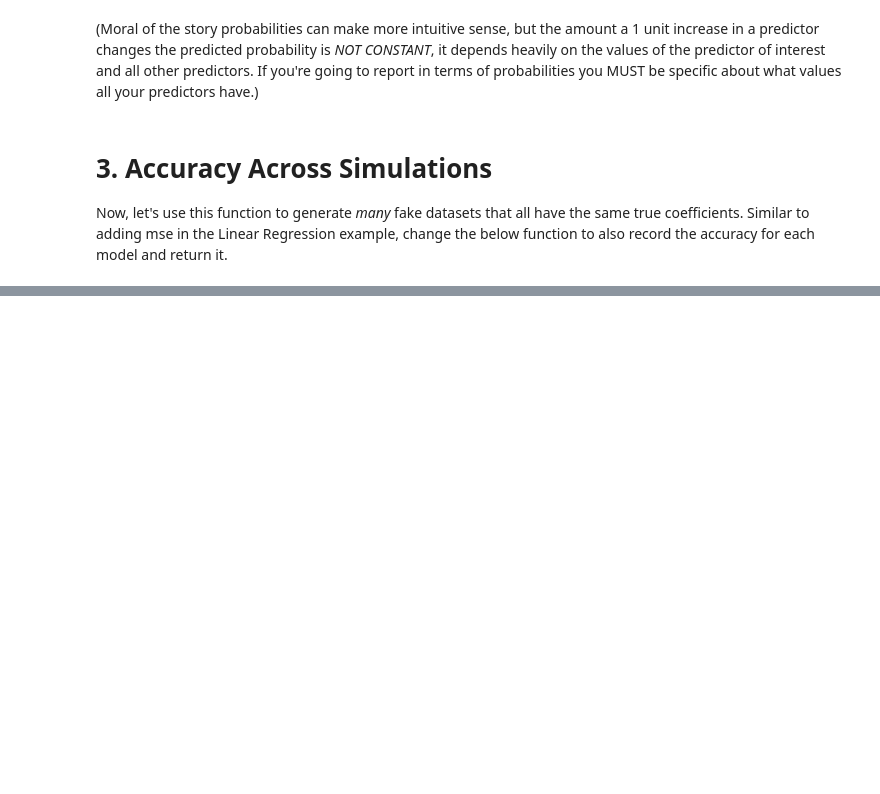
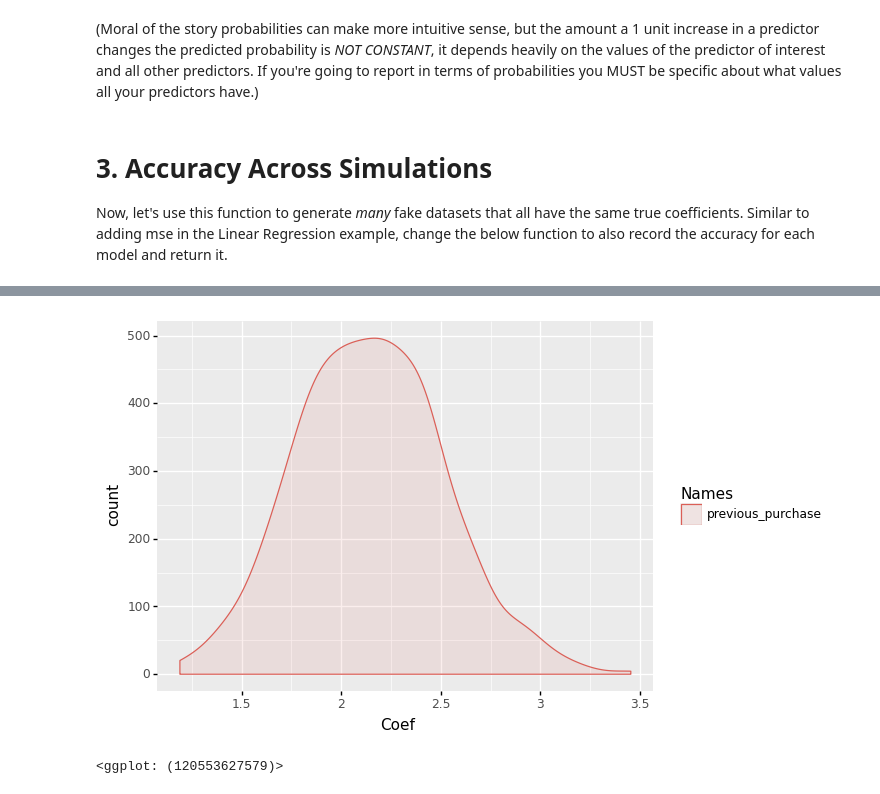
Before and after one commit to danshaub/CPSC392ParlettPelleriti, a Jupyter notebook: InClass/Exercises/Class9.ipynb, the cells around one changed output, grey strips where cells are left out. Cells and saved outputs as stored; diff of their text form; code cells hidden in the pictures; blank space fills up the shorter version.

```diff
--- a/InClass/Exercises/Class9.ipynb
+++ b/InClass/Exercises/Class9.ipynb
@@ -475,0 +536,6 @@ acc_df["simulation_no"] = list(range(0,500))
+# %%
+(ggplot(coef_df.loc[previous_purchases], aes(x = "Coef", color = "Names", fill = "Names"))  +
+ geom_density(aes(y='stat(count)'), alpha=0.1))
+# %% [output]
+[figure, added]
+<ggplot: (120553627579)>
```
Also changed, not shown: parts of 21 cells of this notebook, 5 other files.
